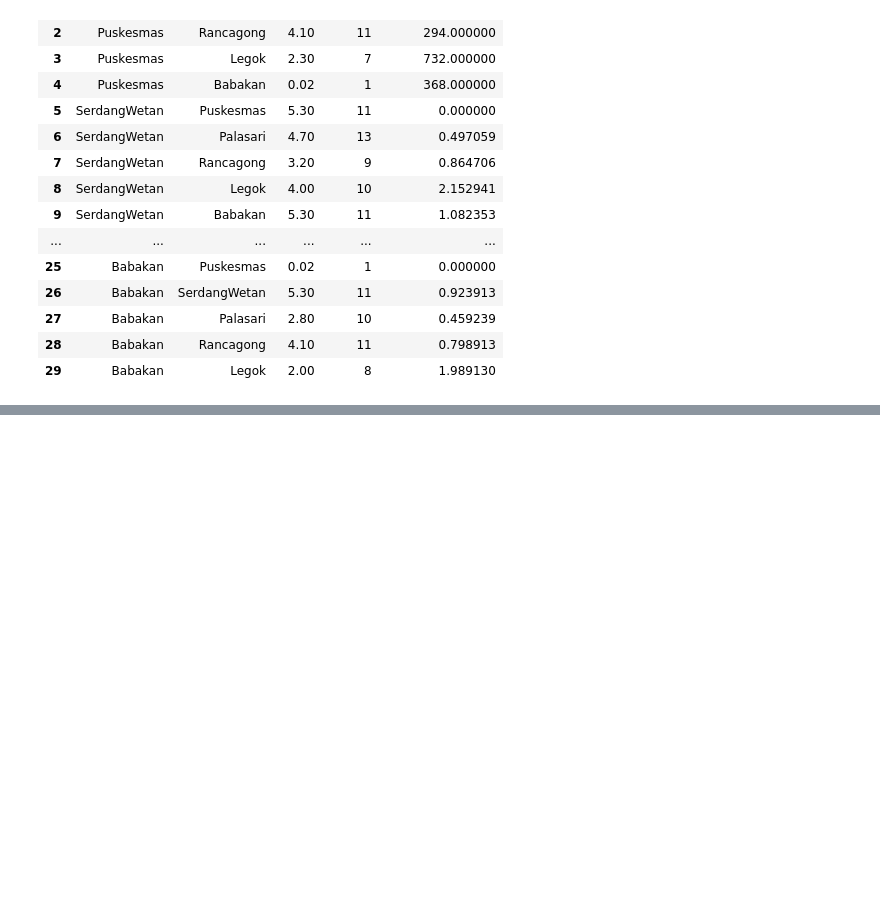
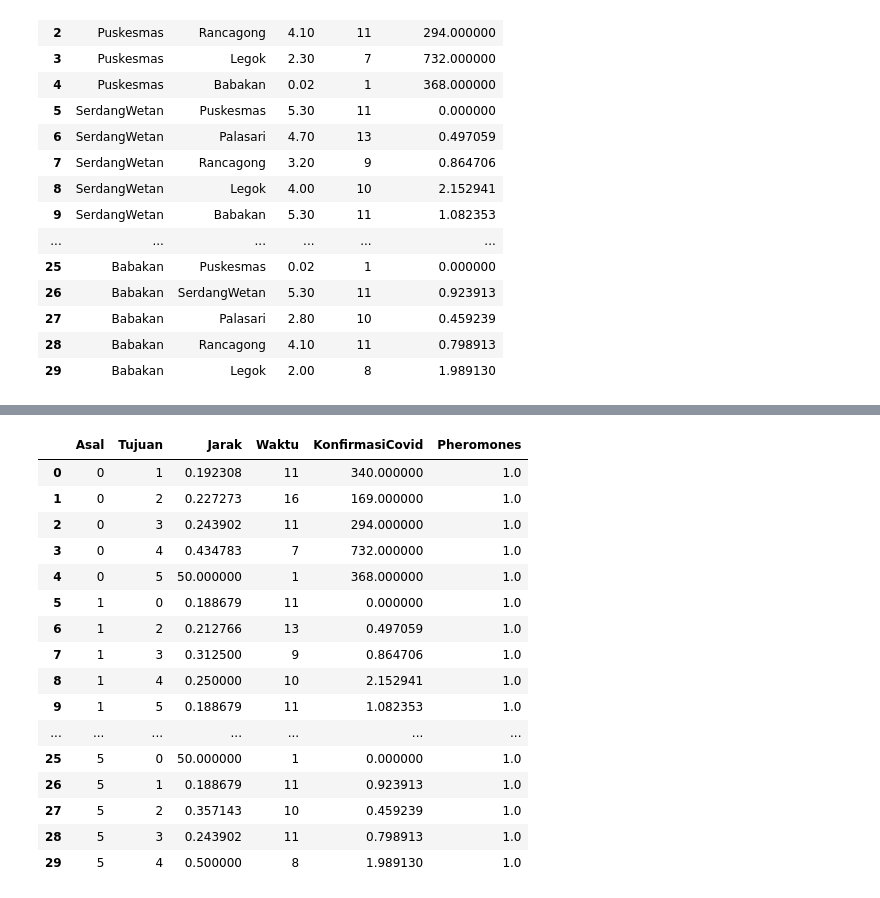
Before and after one commit to joaaoaie/expert-uas-2022, a Jupyter notebook: uas.ipynb, the cells around one changed output, grey strips where cells are left out. Cells and saved outputs as stored; diff of their text form; code cells hidden in the pictures; blank space fills up the shorter version.

```diff
--- a/uas.ipynb
+++ b/uas.ipynb
@@ -24,0 +80,28 @@ dataJarak
+# %%
+size_mapping = {'Puskesmas': 0,
+       'SerdangWetan': 1,
+       'Palasari': 2,
+       'Rancagong': 3,
+       'Legok': 4,
+       'Babakan': 5}
+n_data['Asal'] = n_data['Asal'].map(size_mapping)
+n_data['Tujuan'] = n_data['Tujuan'].map(size_mapping)
+n_data
+# %% [output]
+|  | Asal | Tujuan | Jarak | Waktu | KonfirmasiCovid | Pheromones |
+| 0 | 0 | 1 | 0.192308 | 11 | 340.000000 | 1.0 |
+| 1 | 0 | 2 | 0.227273 | 16 | 169.000000 | 1.0 |
+| 2 | 0 | 3 | 0.243902 | 11 | 294.000000 | 1.0 |
+| 3 | 0 | 4 | 0.434783 | 7 | 732.000000 | 1.0 |
+| 4 | 0 | 5 | 50.000000 | 1 | 368.000000 | 1.0 |
+| 5 | 1 | 0 | 0.188679 | 11 | 0.000000 | 1.0 |
+| 6 | 1 | 2 | 0.212766 | 13 | 0.497059 | 1.0 |
+| 7 | 1 | 3 | 0.312500 | 9 | 0.864706 | 1.0 |
+| 8 | 1 | 4 | 0.250000 | 10 | 2.152941 | 1.0 |
+| 9 | 1 | 5 | 0.188679 | 11 | 1.082353 | 1.0 |
+| ... | ... | ... | ... | ... | ... | ... |
+| 25 | 5 | 0 | 50.000000 | 1 | 0.000000 | 1.0 |
+| 26 | 5 | 1 | 0.188679 | 11 | 0.923913 | 1.0 |
+| 27 | 5 | 2 | 0.357143 | 10 | 0.459239 | 1.0 |
+| 28 | 5 | 3 | 0.243902 | 11 | 0.798913 | 1.0 |
+| 29 | 5 | 4 | 0.500000 | 8 | 1.989130 | 1.0 |
```
Also changed, not shown: parts of 7 cells of this notebook.
